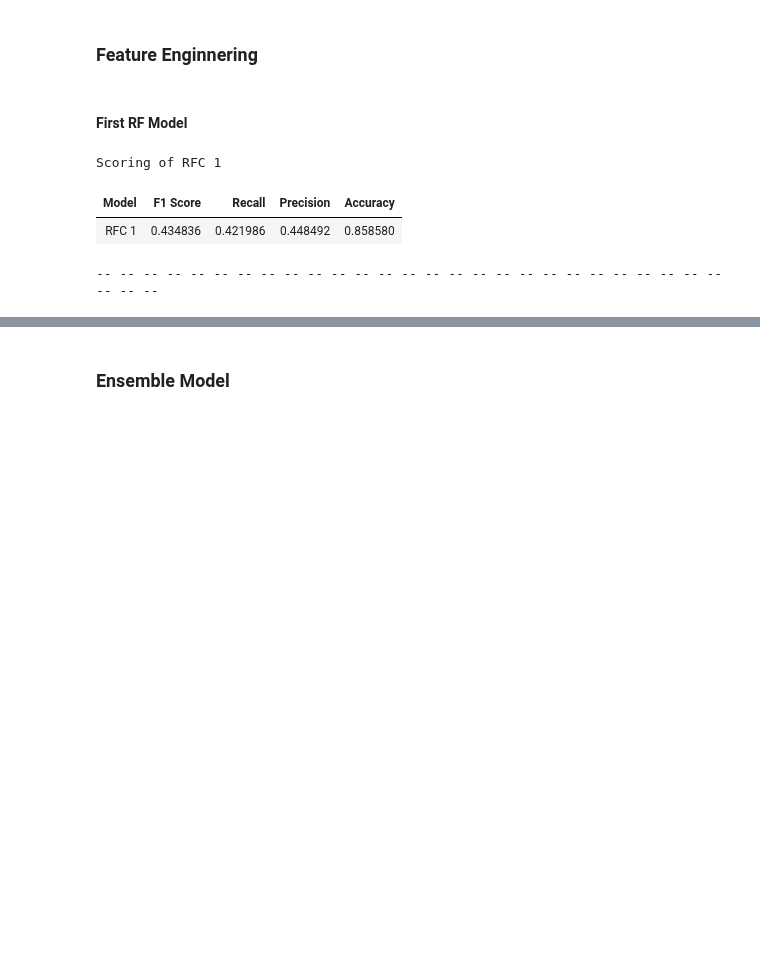
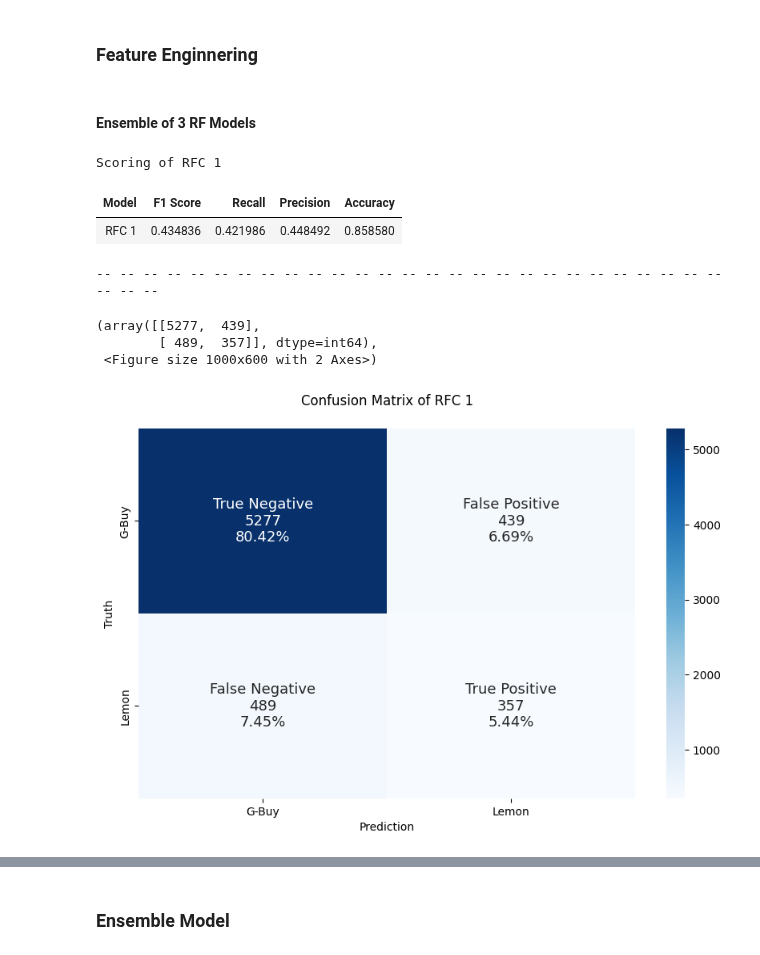
Before and after one commit to Joe-ElM/Used-Cars-Sales, a Jupyter notebook: Notebooks/Ensemble.ipynb, the cells around one changed output, grey strips where cells are left out. Saved outputs shown, nothing was run; the diff lists cells and outputs as text; code cells hidden in the pictures; blank space fills up the shorter version.

```diff
--- a/Notebooks/Ensemble.ipynb
+++ b/Notebooks/Ensemble.ipynb
@@ -51,5 +14,8 @@ cat_cols_FE = cat_cols + ['TransactionCluster']
-# %% [markdown]
-#### First RF Model
+# %%
+# This functions is defines in Functions.py
+X_train_copy, X_test_copy, X_aim_copy, cat_cols_FE = Kmeans_FE(X_train, X_test, X_aim, cat_cols)
+# %% [markdown]
+#### Ensemble of 3 RF Models
 # %%
 
 # RF GridSearch Without PCA and or Polynomial
@@ -75,34 +41,38 @@ rfc1                       = RandomForestClassifier(class_weight      = 'balance
 pipeline_rfc_1            = Pipeline([('preprocessor', preprocessor),
                                       ('rfClassifier', rfc1)
                                        ])
 
 pipeline_rfc_1.fit(X_train_copy, y_train)
 
 pred_rfc_1                 = pipeline_rfc_1.predict(X_test_copy)
 
 f1_rfc_1          = f1_score(y_test       , pred_rfc_1)
 recall_rfc_1      = recall_score(y_test   , pred_rfc_1)
 precision_rfc_1   = precision_score(y_test, pred_rfc_1)
 accuracy_rfc_1    = accuracy_score(y_test , pred_rfc_1)
 
 
 rfc_1_metrics     = pd.DataFrame({
                                     'Model'    : ['RFC 1'],
                                     'F1 Score' : [f1_rfc_1],
                                     'Recall'   : [recall_rfc_1],
                                     'Precision': [precision_rfc_1],
                                     'Accuracy' : [accuracy_rfc_1]
                                     })
 
 print('Scoring of RFC 1')
 display(rfc_1_metrics.style.hide())
 print('-- '*30)
-#Confusion_Matrix_Func(y_test, pred_rfc_1, 'RFC 1')
+Confusion_Matrix_Func(y_test, pred_rfc_1, 'RFC 1')
 # %% [output]
 Scoring of RFC 1
 | Model | F1 Score | Recall | Precision | Accuracy |
 | RFC 1 | 0.434836 | 0.421986 | 0.448492 | 0.858580 |
 -- -- -- -- -- -- -- -- -- -- -- -- -- -- -- -- -- -- -- -- -- -- -- -- -- -- -- -- -- --
+(array([[5277,  439],
+        [ 489,  357]], dtype=int64),
+ <Figure size 1000x600 with 2 Axes>)
+[figure, added]
 # %%
 
 # RF GridSearch Without PCA and or Polynomial
```
Also changed, not shown: parts of 6 cells of this notebook, 7 other files.
